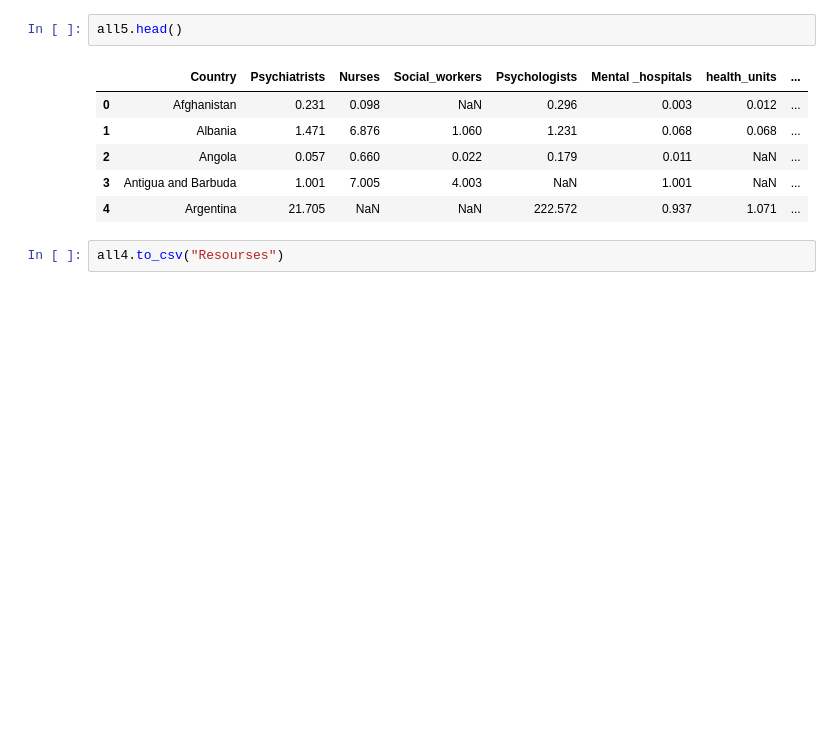
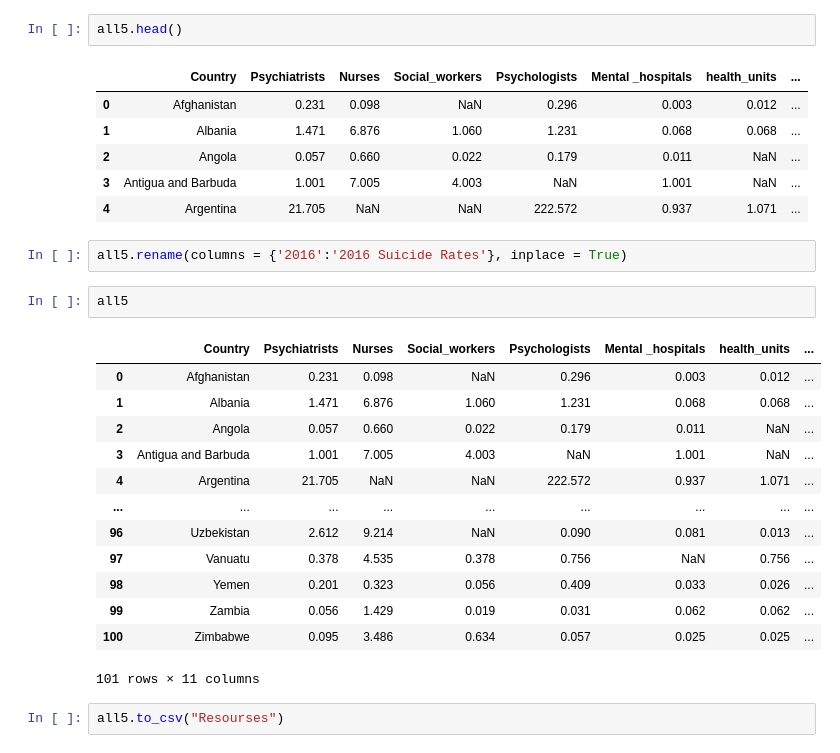
Before and after one commit to vcantrell1009/Final-Project, a Jupyter notebook: VC code/finalproject.ipynb, the cells around one changed output. Cells and saved outputs as stored; diff of their text form; blank space fills up the shorter version.

Commit message:
updated resourses

```diff
--- a/VC code/finalproject.ipynb
+++ b/VC code/finalproject.ipynb
@@ -1164,5 +1164,23 @@ all5.head()
 | 2 | Angola | 0.057 | 0.660 | 0.022 | 0.179 | 0.011 | NaN | ... |
 | 3 | Antigua and Barbuda | 1.001 | 7.005 | 4.003 | NaN | 1.001 | NaN | ... |
 | 4 | Argentina | 21.705 | NaN | NaN | 222.572 | 0.937 | 1.071 | ... |
+# %%
+all5.rename(columns = {'2016':'2016 Suicide Rates'}, inplace = True)
+# %%
+all5
+# %% [output]
+|  | Country | Psychiatrists | Nurses | Social_workers | Psychologists | Mental _hospitals | health_units | ... |
+| 0 | Afghanistan | 0.231 | 0.098 | NaN | 0.296 | 0.003 | 0.012 | ... |
+| 1 | Albania | 1.471 | 6.876 | 1.060 | 1.231 | 0.068 | 0.068 | ... |
+| 2 | Angola | 0.057 | 0.660 | 0.022 | 0.179 | 0.011 | NaN | ... |
+| 3 | Antigua and Barbuda | 1.001 | 7.005 | 4.003 | NaN | 1.001 | NaN | ... |
+| 4 | Argentina | 21.705 | NaN | NaN | 222.572 | 0.937 | 1.071 | ... |
+| ... | ... | ... | ... | ... | ... | ... | ... | ... |
+| 96 | Uzbekistan | 2.612 | 9.214 | NaN | 0.090 | 0.081 | 0.013 | ... |
+| 97 | Vanuatu | 0.378 | 4.535 | 0.378 | 0.756 | NaN | 0.756 | ... |
+| 98 | Yemen | 0.201 | 0.323 | 0.056 | 0.409 | 0.033 | 0.026 | ... |
+| 99 | Zambia | 0.056 | 1.429 | 0.019 | 0.031 | 0.062 | 0.062 | ... |
+| 100 | Zimbabwe | 0.095 | 3.486 | 0.634 | 0.057 | 0.025 | 0.025 | ... |
+101 rows × 11 columns
 # %%
-all4.to_csv("Resourses")
+all5.to_csv("Resourses")
```
